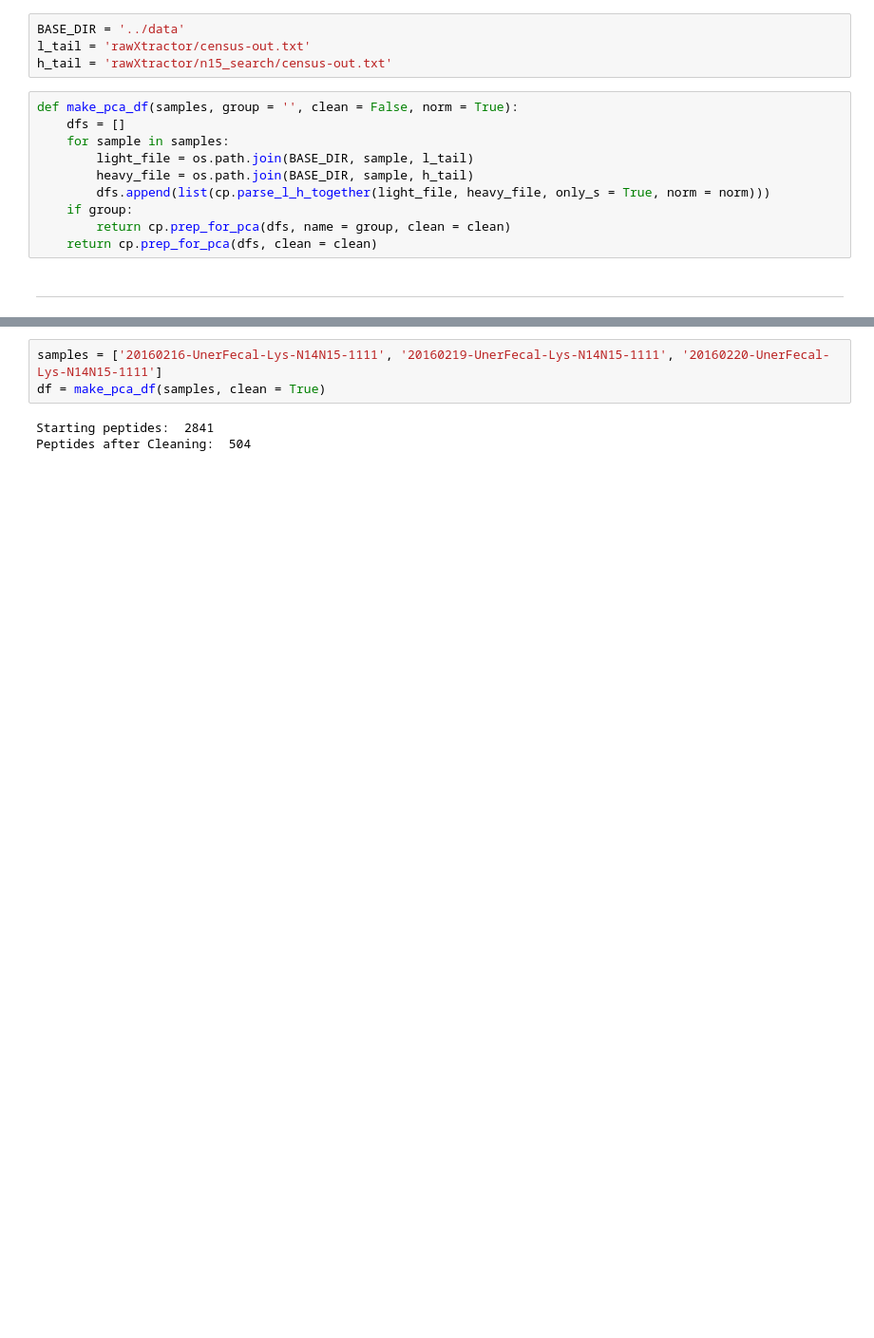
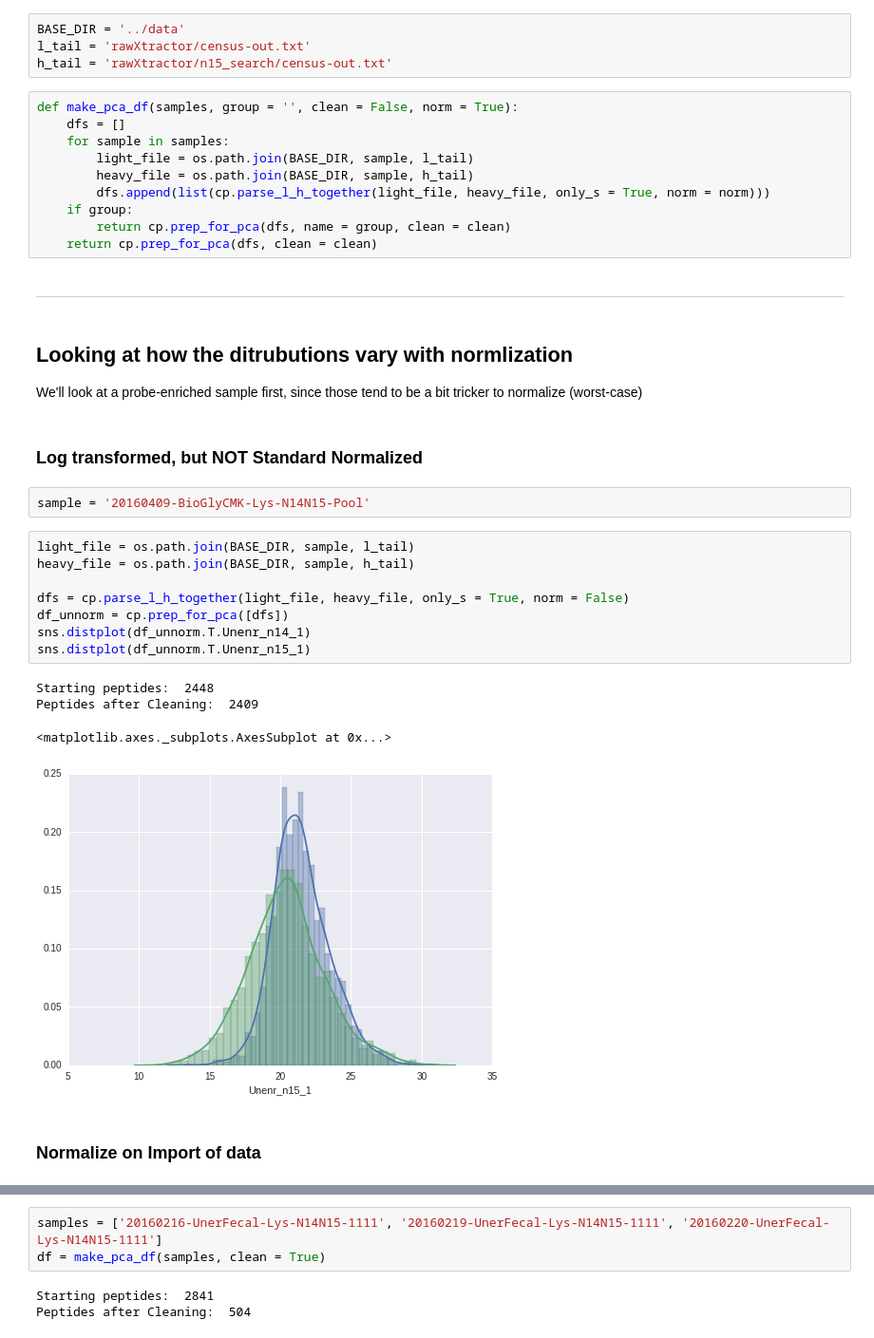
Before and after one commit to mmayers12/n15_mice, a Jupyter notebook: ipynbs/census-PCA-Normalized.ipynb, the cells around one changed output, grey strips where cells are left out. Shown at 95% size. Drawn from its saved outputs; the diff is of its cells as text; blank space fills up the shorter version.

Commit message:
Titles for PCA Notebooks and reorganized the Normalized PCA notebook for better logical progression

```diff
--- a/ipynbs/census-PCA-Normalized.ipynb
+++ b/ipynbs/census-PCA-Normalized.ipynb
@@ -26,3 +32,25 @@ def make_pca_df(samples, group = '', clean = False, norm = True):
     return cp.prep_for_pca(dfs, clean = clean)
 # %% [markdown]
 ---
+# %% [markdown]
+## Looking at how the ditrubutions vary with normlization
+We'll look at a probe-enriched sample first, since those tend to be a bit tricker to normalize (worst-case)
+# %% [markdown]
+### Log transformed, but NOT Standard Normalized
+# %%
+sample = '20160409-BioGlyCMK-Lys-N14N15-Pool'
+# %%
+light_file = os.path.join(BASE_DIR, sample, l_tail)
+heavy_file = os.path.join(BASE_DIR, sample, h_tail)
+
+dfs = cp.parse_l_h_together(light_file, heavy_file, only_s = True, norm = False)
+df_unnorm = cp.prep_for_pca([dfs])
+sns.distplot(df_unnorm.T.Unenr_n14_1)
+sns.distplot(df_unnorm.T.Unenr_n15_1)
+# %% [output]
+Starting peptides:  2448
+Peptides after Cleaning:  2409
+<matplotlib.axes._subplots.AxesSubplot at 0x...>
+[figure, added]
+# %% [markdown]
+### Normalize on Import of data
```
Also changed, not shown: parts of 74 cells of this notebook, 2 other files.
